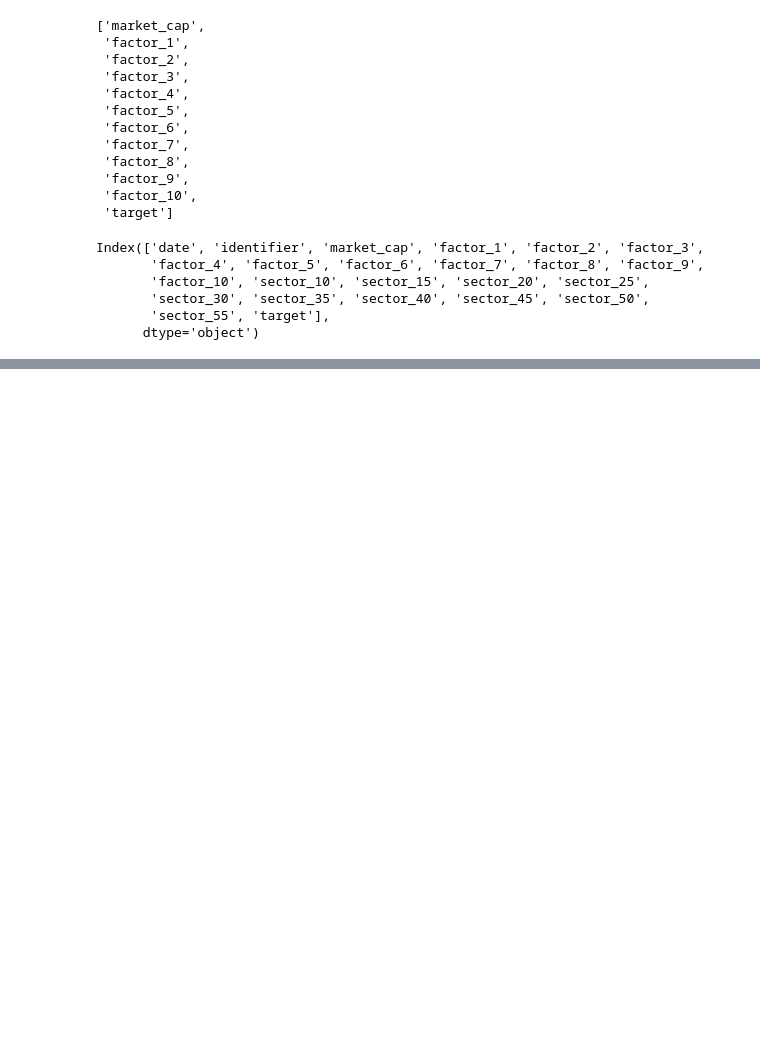
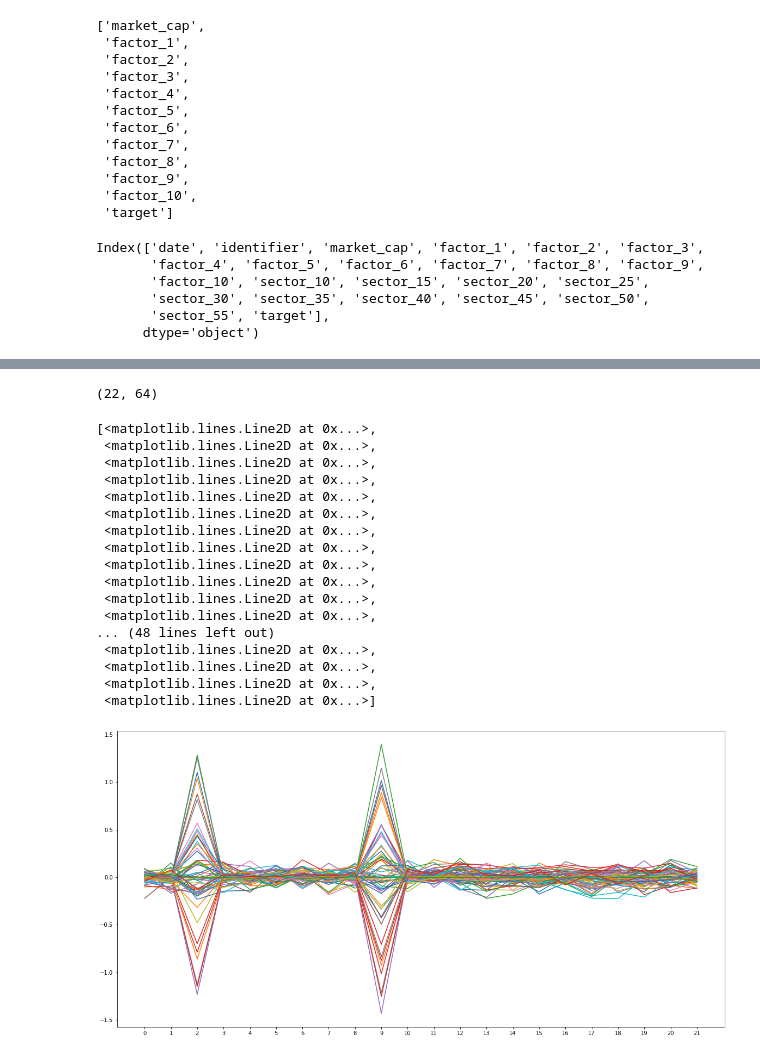
Before and after one commit to doogzultz/time_series_project, a Jupyter notebook: preprocessing_and_model_test.ipynb, the cells around one changed output, grey strips where cells are left out. Cells and saved outputs as stored; diff of their text form; code cells hidden in the pictures; blank space fills up the shorter version.

```diff
--- a/preprocessing_and_model_test.ipynb
+++ b/preprocessing_and_model_test.ipynb
@@ -413,5 +403,6 @@ ________________________________________________________________________________
 # %%
-early_stopping = EarlyStopping(patience = 3, restore_best_weights= True)
-history = model.fit({'static':train_static, 'time':train_time}, validation_data = {'static':valid_static, 'time':valid_time},
-                    shuffle = True, epochs = 20, callbacks = early_stopping)
+early_stopping = EarlyStopping(patience = 5, restore_best_weights= True)
+history = model.fit(x = {'static':train_static, 'time':train_windows}, y= train_targets, shuffle = True,
+                    validation_data = [{'static':valid_static, 'time':valid_windows}, valid_targets],
+                    batch_size = g.batch_size, epochs = 100, callbacks = early_stopping)
 # %% [output]
@@ -467,3 +462,30 @@ def plot_predictions(data, dict_number, model = model):
   plt.ylabel("Value")
   plt.legend()
   plt.show()
+# %%
+x = np.squeeze(model.layers[3].get_weights()[0])
+print(x.shape)
+plt.figure(figsize = (20,10))
+plt.xticks(range(0,x.shape[0]))
+#plt.yscale('log')
+plt.plot(x)
+# %% [output]
+(22, 64)
+[<matplotlib.lines.Line2D at 0x...>,
+ <matplotlib.lines.Line2D at 0x...>,
+ <matplotlib.lines.Line2D at 0x...>,
+ <matplotlib.lines.Line2D at 0x...>,
+ <matplotlib.lines.Line2D at 0x...>,
+ <matplotlib.lines.Line2D at 0x...>,
+ <matplotlib.lines.Line2D at 0x...>,
+ <matplotlib.lines.Line2D at 0x...>,
+ <matplotlib.lines.Line2D at 0x...>,
+ <matplotlib.lines.Line2D at 0x...>,
+ <matplotlib.lines.Line2D at 0x...>,
+ <matplotlib.lines.Line2D at 0x...>,
+... (48 lines left out)
+ <matplotlib.lines.Line2D at 0x...>,
+ <matplotlib.lines.Line2D at 0x...>,
+ <matplotlib.lines.Line2D at 0x...>,
+ <matplotlib.lines.Line2D at 0x...>]
+[figure, added]
```
Also changed, not shown: parts of 38 cells of this notebook.
